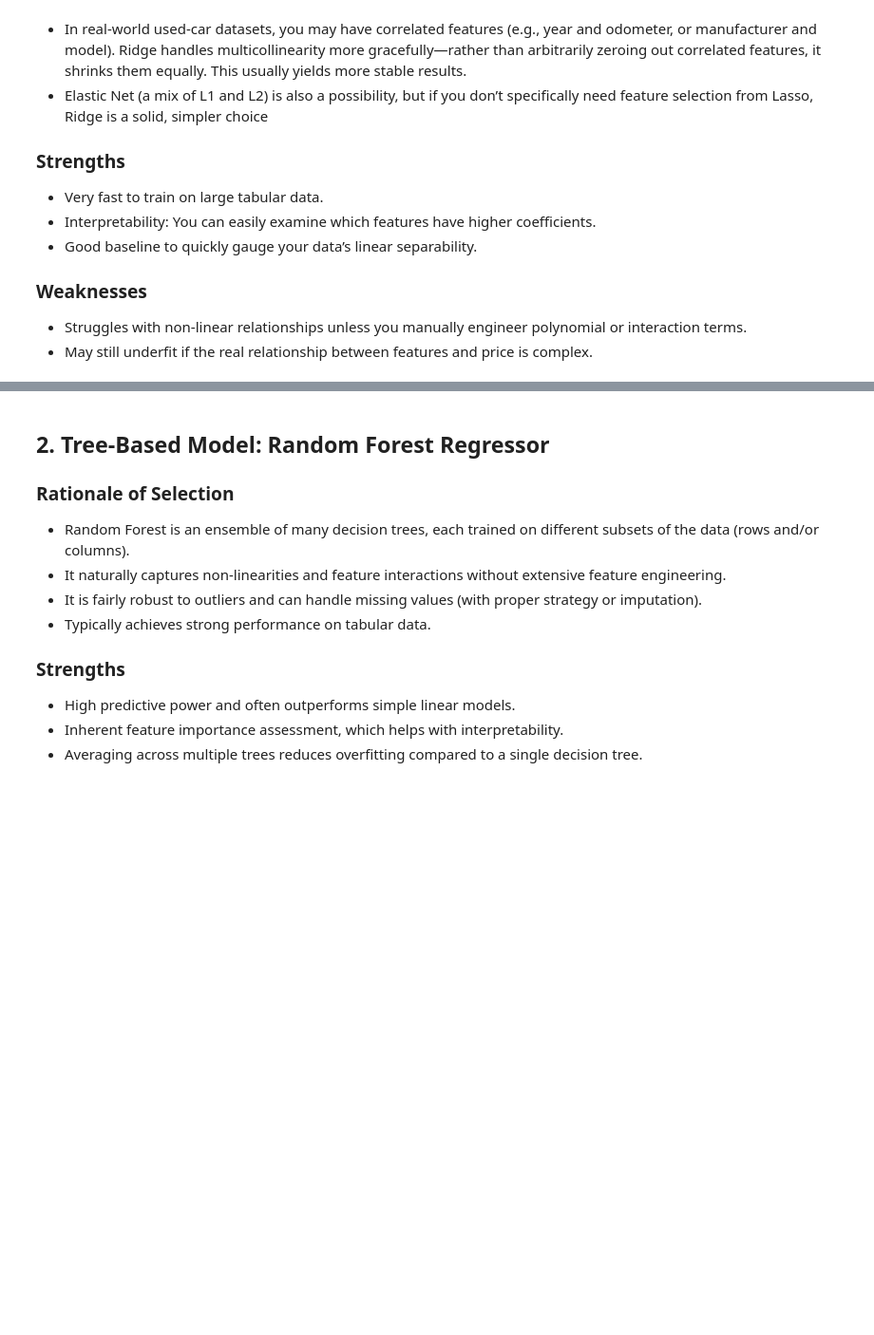
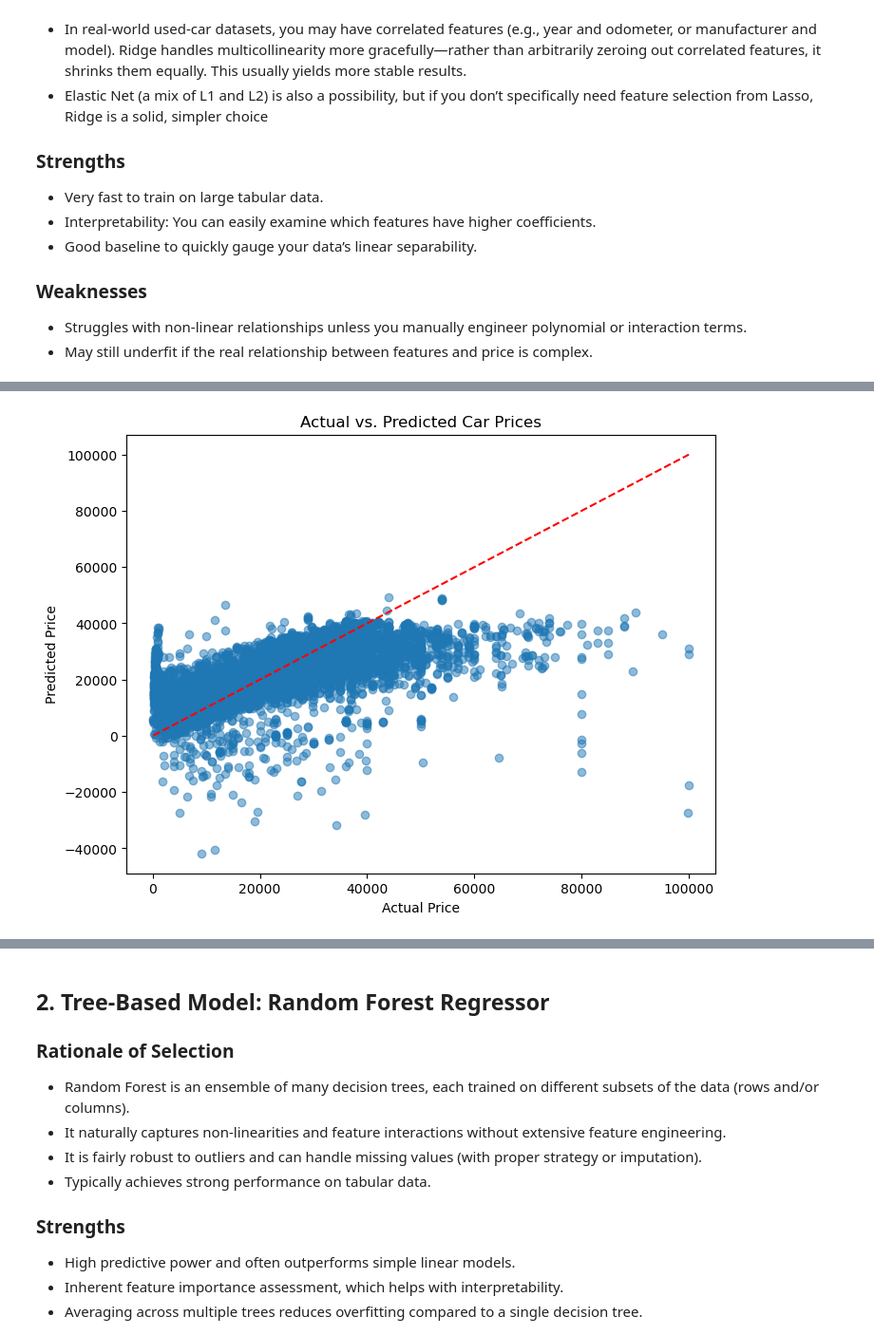
Before and after one commit to BellowAverage/422TempFinal, a Jupyter notebook: CarPriceAnalysis.ipynb, the cells around one changed output, grey strips where cells are left out. Shown at 95% size. Drawn from its saved outputs; the diff is of its cells as text; code cells hidden in the pictures; blank space fills up the shorter version.

```diff
--- a/CarPriceAnalysis.ipynb
+++ b/CarPriceAnalysis.ipynb
@@ -39,0 +102,3 @@ df_cleaned = df
+# %%
+# Train-test split
+X_train, X_test, y_train, y_test = train_test_split(X, y, test_size=0.2, random_state=42)
@@ -39,0 +136,10 @@ df_cleaned = df
+# %%
+plt.figure(figsize=(8, 6))
+plt.scatter(y_test, y_pred, alpha=0.5)
+plt.xlabel("Actual Price")
+plt.ylabel("Predicted Price")
+plt.title("Actual vs. Predicted Car Prices")
+plt.plot([y_test.min(), y_test.max()], [y_test.min(), y_test.max()], color="red", linestyle="--")  # Identity line
+plt.show()
+# %% [output]
+[figure, added]
```
Also changed, not shown: parts of 16 cells of this notebook.
